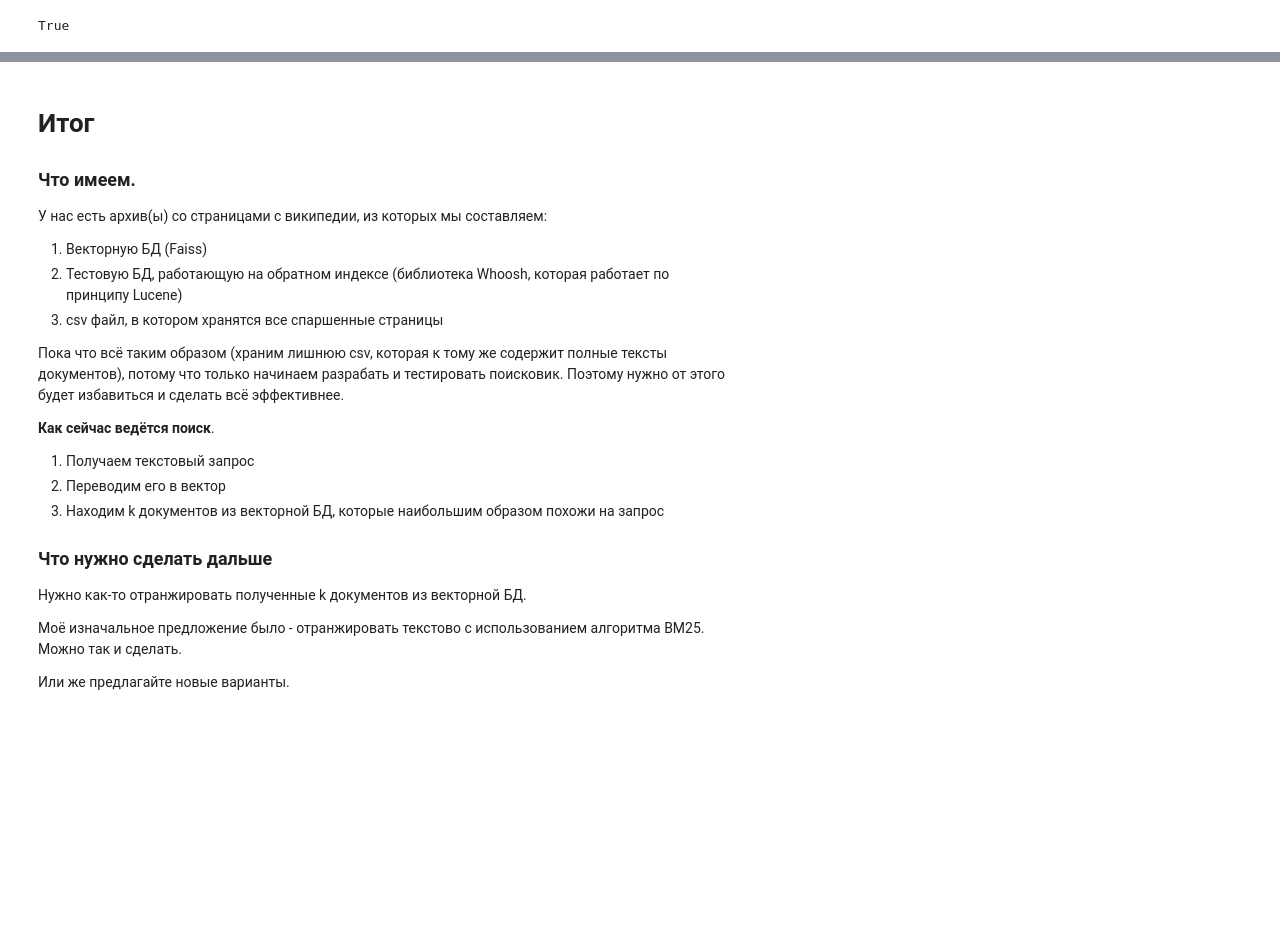
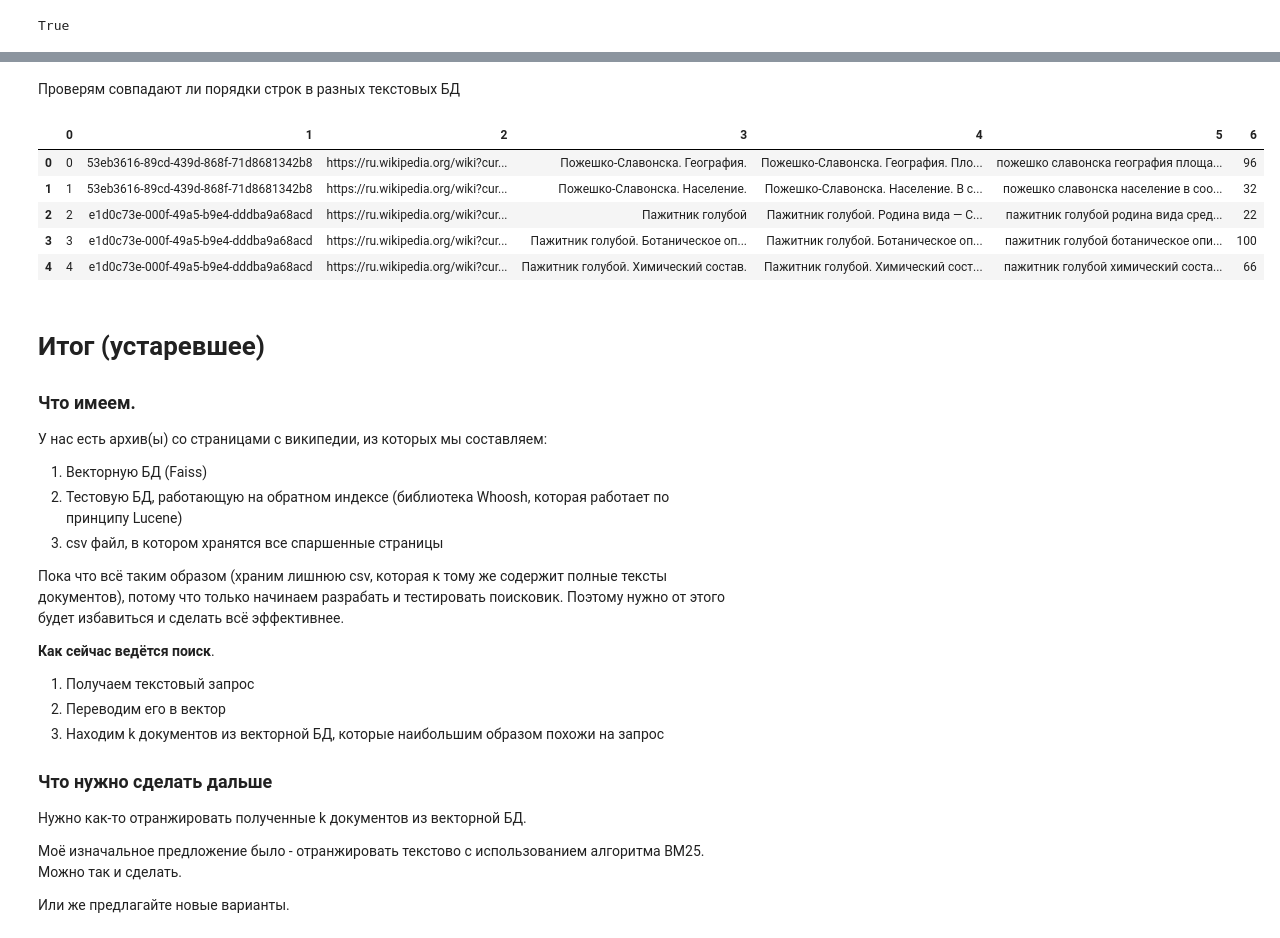
Before and after one commit to IgorvH-Developer/poiskovik, a Jupyter notebook: text_parser/parsing_pages_to_DBs.ipynb, the cells around one changed output, grey strips where cells are left out. Saved outputs shown, nothing was run; the diff lists cells and outputs as text; code cells hidden in the pictures; blank space fills up the shorter version.

```diff
--- a/text_parser/parsing_pages_to_DBs.ipynb
+++ b/text_parser/parsing_pages_to_DBs.ipynb
@@ -666,5 +675,18 @@ Name: 5, dtype: object
+# %% [markdown]
+Проверям совпадают ли порядки строк в разных текстовых БД
+# %%
+texts = pd.read_csv('data/data_bases/texts.csv', header=None,)
+# %%
+texts.head(5)
+# %% [output]
+|  | 0 | 1 | 2 | 3 | 4 | 5 | 6 |
+| 0 | 0 | 53eb3616-89cd-439d-868f-71d8681342b8 | https://ru.wikipedia.org/wiki?cur... | Пожешко-Славонска. География. | Пожешко-Славонска. География. Пло... | пожешко славонска география площа... | 96 |
+| 1 | 1 | 53eb3616-89cd-439d-868f-71d8681342b8 | https://ru.wikipedia.org/wiki?cur... | Пожешко-Славонска. Население. | Пожешко-Славонска. Население. В с... | пожешко славонска население в соо... | 32 |
+| 2 | 2 | e1d0c73e-000f-49a5-b9e4-dddba9a68acd | https://ru.wikipedia.org/wiki?cur... | Пажитник голубой | Пажитник голубой. Родина вида — С... | пажитник голубой родина вида сред... | 22 |
+| 3 | 3 | e1d0c73e-000f-49a5-b9e4-dddba9a68acd | https://ru.wikipedia.org/wiki?cur... | Пажитник голубой. Ботаническое оп... | Пажитник голубой. Ботаническое оп... | пажитник голубой ботаническое опи... | 100 |
+| 4 | 4 | e1d0c73e-000f-49a5-b9e4-dddba9a68acd | https://ru.wikipedia.org/wiki?cur... | Пажитник голубой. Химический состав. | Пажитник голубой. Химический сост... | пажитник голубой химический соста... | 66 |
 # %% [markdown]
-# Итог
+# Итог (устаревшее)
 
 ### Что имеем.
 
```
Also changed, not shown: parts of 53 cells of this notebook, 3 other files.
